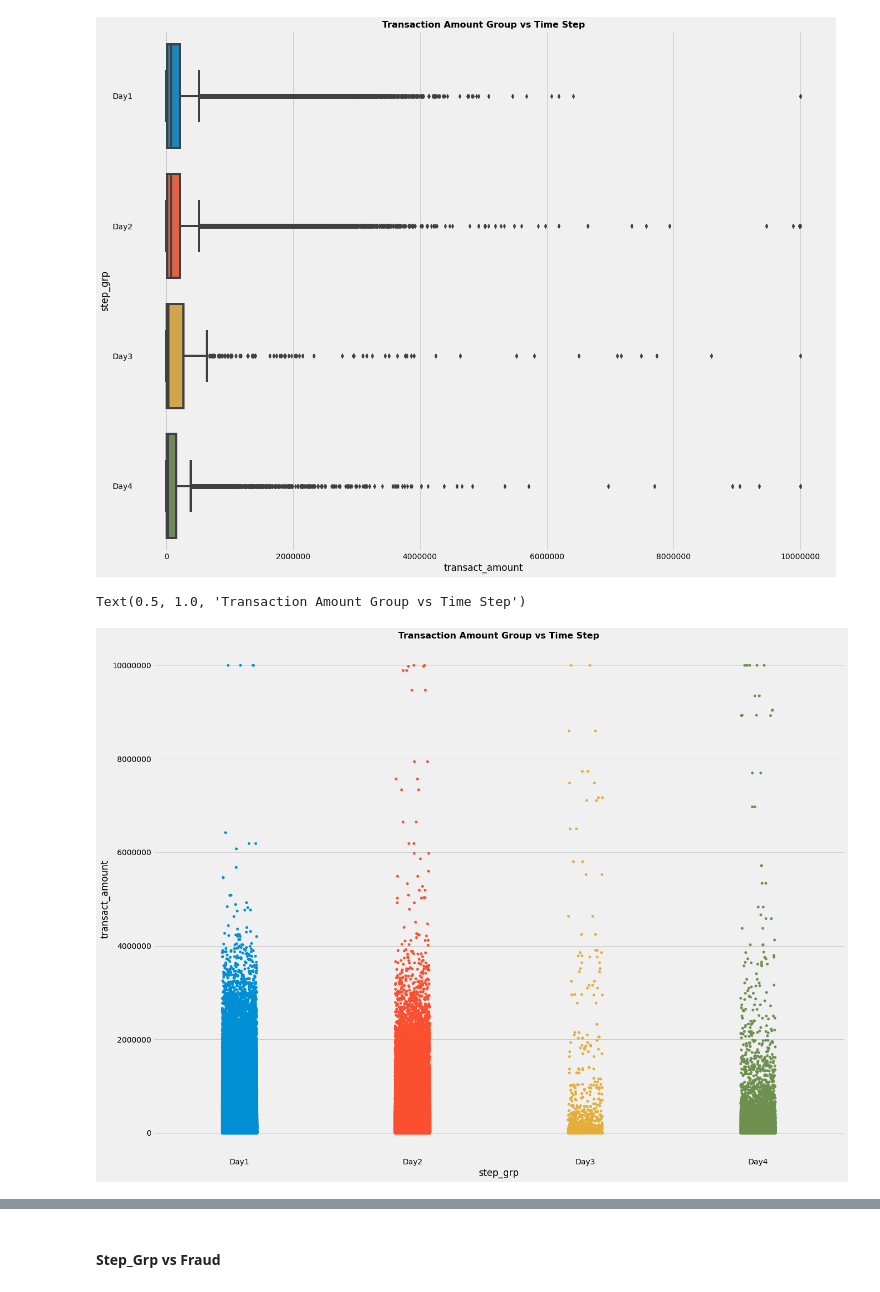
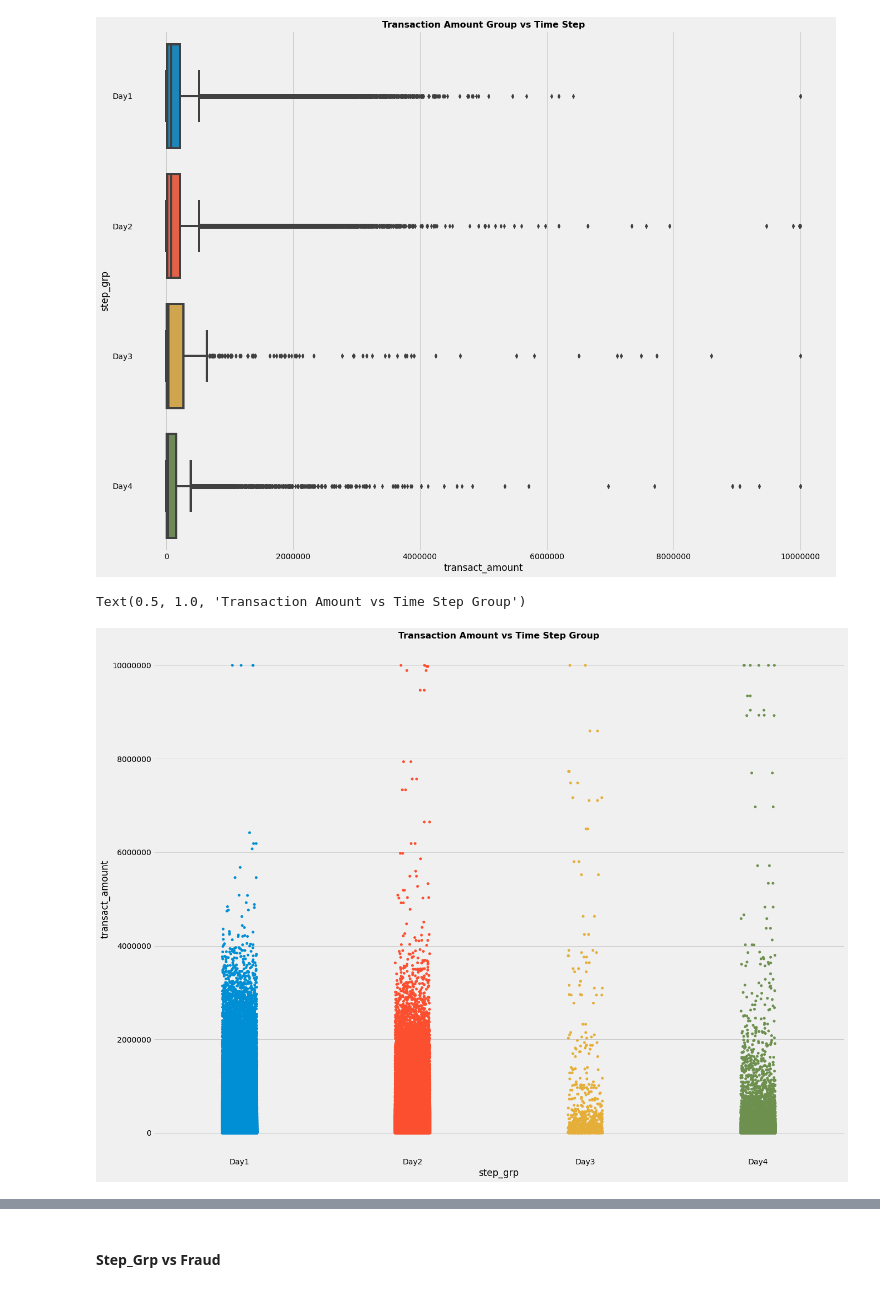
Before and after one commit to vetim34/Blossom-Bank-BB-Online-Fraud-Detection, a Jupyter notebook: Blossom Bank (BB) Online Payments Fraud Detection .ipynb, the cells around one changed output, grey strips where cells are left out. Drawn from its saved outputs; the diff is of its cells as text; code cells hidden in the pictures.

```diff
--- a/Blossom Bank (BB) Online Payments Fraud Detection .ipynb
+++ b/Blossom Bank (BB) Online Payments Fraud Detection .ipynb
@@ -885,9 +885,9 @@ Text(0.5, 1.0, 'Transaction Amount Group vs Time Step')
 # %%
 # Display values for each category
 fig, ax1 = plt.subplots(figsize = (20,16))
 plt.ticklabel_format(style='plain')
 ax = sns.stripplot(ax =ax1, x = "step_grp", y = "transact_amount" , data = df)
-plt.title('Transaction Amount Group vs Time Step', weight='bold', fontsize = 16)
+plt.title('Transaction Amount vs Time Step Group', weight='bold', fontsize = 16)
 # %% [output]
-Text(0.5, 1.0, 'Transaction Amount Group vs Time Step')
+Text(0.5, 1.0, 'Transaction Amount vs Time Step Group')
-[figure, old version]
+[figure, new version]
```
Also changed, not shown: parts of 31 cells of this notebook.
